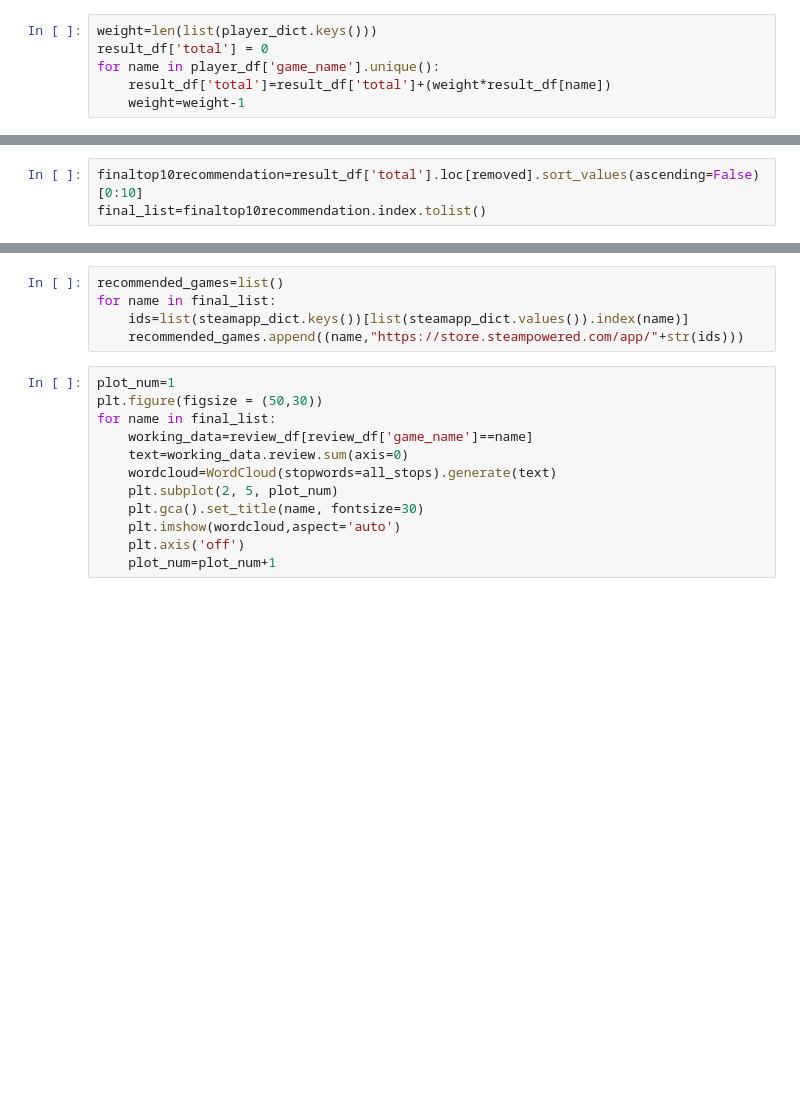
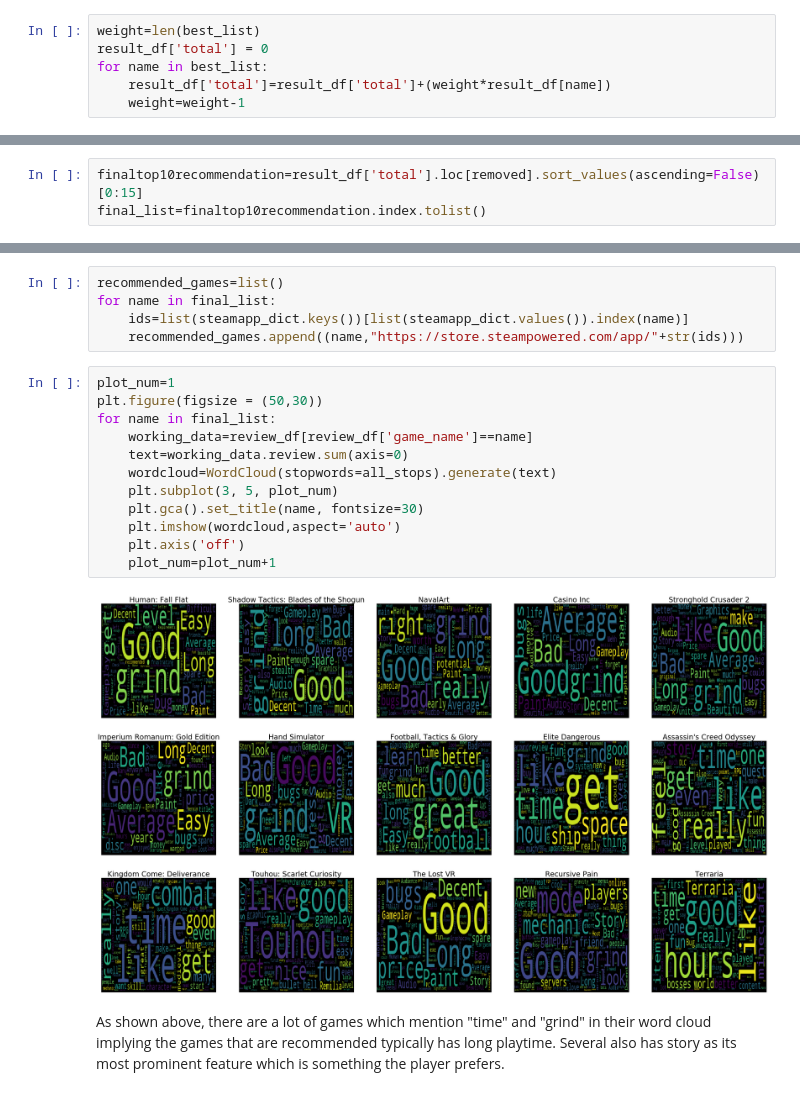
Before and after one commit to shshim906/Capstone1, a Jupyter notebook: Capstone 1 - Content based game recommendation.ipynb, the cells around one changed output, grey strips where cells are left out. Drawn from its saved outputs; the diff is of its cells as text; blank space fills up the shorter version.

```diff
--- a/Capstone 1 - Content based game recommendation.ipynb
+++ b/Capstone 1 - Content based game recommendation.ipynb
@@ -285,9 +326,9 @@ There also seem to be a small number of game that was very similar to Ori and th
 I added weight to each games according to how long the player played it for and added all the cosine similarity values: result_df<br>
 This allows me to get a list of games that this player is likely to enjoy because they played these list of games a lot.
 # %%
-weight=len(list(player_dict.keys()))
+weight=len(best_list)
 result_df['total'] = 0
-for name in player_df['game_name'].unique():
+for name in best_list:
     result_df['total']=result_df['total']+(weight*result_df[name])
     weight=weight-1
 # %% [markdown]
@@ -297,7 +338,7 @@ Then we take the top 10 games with the largest similarity: finaltop10recommendat
 alreadyownedgames=test_df['name'].tolist()
 removed=[name for name in result_df.index.tolist() if name not in alreadyownedgames]
 # %%
-finaltop10recommendation=result_df['total'].loc[removed].sort_values(ascending=False)[0:10]
+finaltop10recommendation=result_df['total'].loc[removed].sort_values(ascending=False)[0:15]
 final_list=finaltop10recommendation.index.tolist()
 # %% [markdown]
 To give users accessibility, I added in urls to each recommended game and presented them: recommended_games
@@ -309,15 +350,19 @@ for name in final_list:
 # %%
 plot_num=1
 plt.figure(figsize = (50,30))
 for name in final_list:
     working_data=review_df[review_df['game_name']==name]
     text=working_data.review.sum(axis=0)
     wordcloud=WordCloud(stopwords=all_stops).generate(text)
-    plt.subplot(2, 5, plot_num)
+    plt.subplot(3, 5, plot_num)
     plt.gca().set_title(name, fontsize=30)
     plt.imshow(wordcloud,aspect='auto')
     plt.axis('off')
     plot_num=plot_num+1
+# %% [output]
+[figure, added]
+# %% [markdown]
+As shown above, there are a lot of games which mention "time" and "grind" in their word cloud implying the games that are recommended typically has long playtime. Several also has story as its most prominent feature which is something the player prefers.
 # %%
 print("\nBecause you played games such as {}, {} and {}, \n you will like these games as well!\n".format(alreadyownedgames[0],alreadyownedgames[1],alreadyownedgames[2]))
 print(pd.DataFrame(recommended_games,columns=["Game Name","Store page"]))
```
Also changed, not shown: parts of 53 cells of this notebook, 3 other files.
